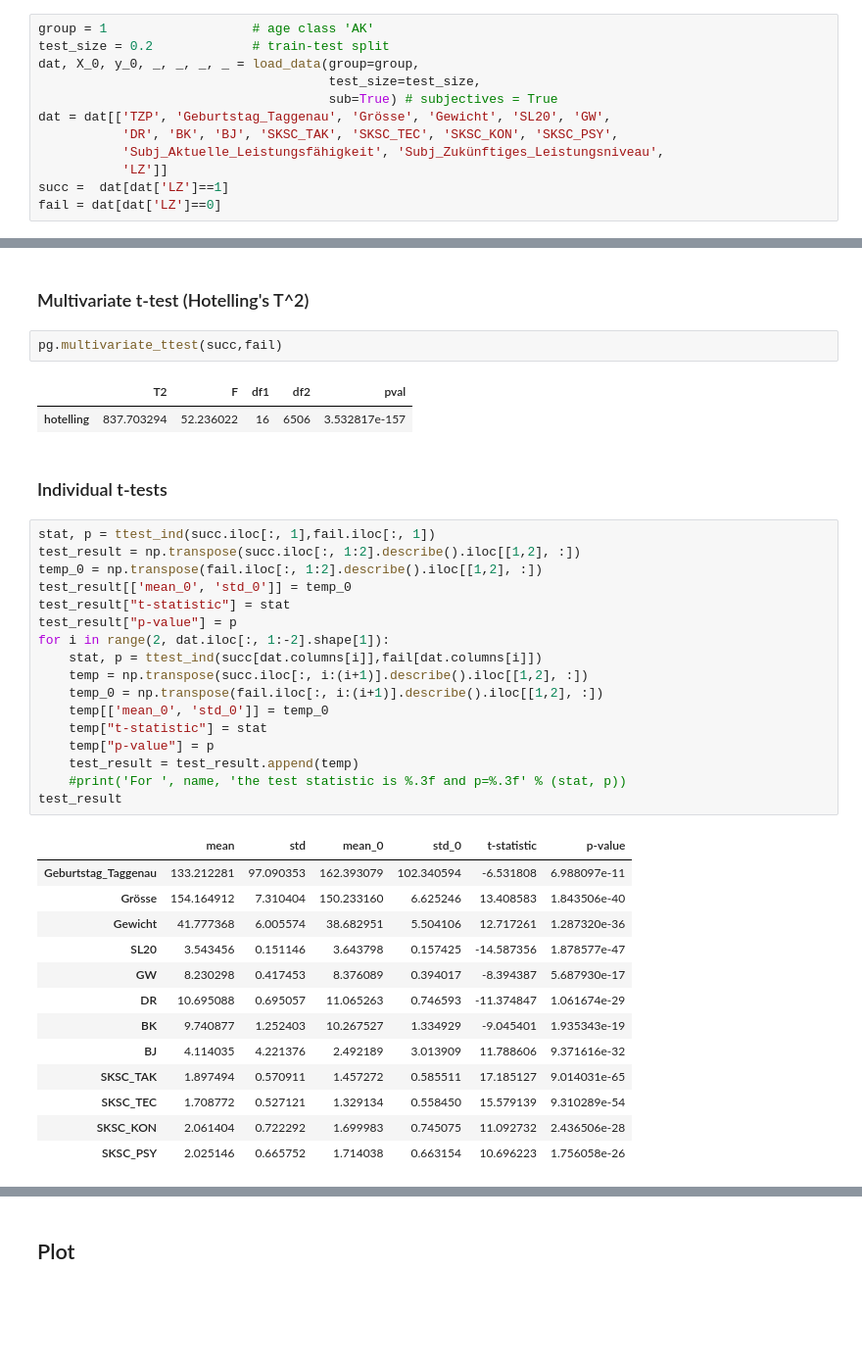
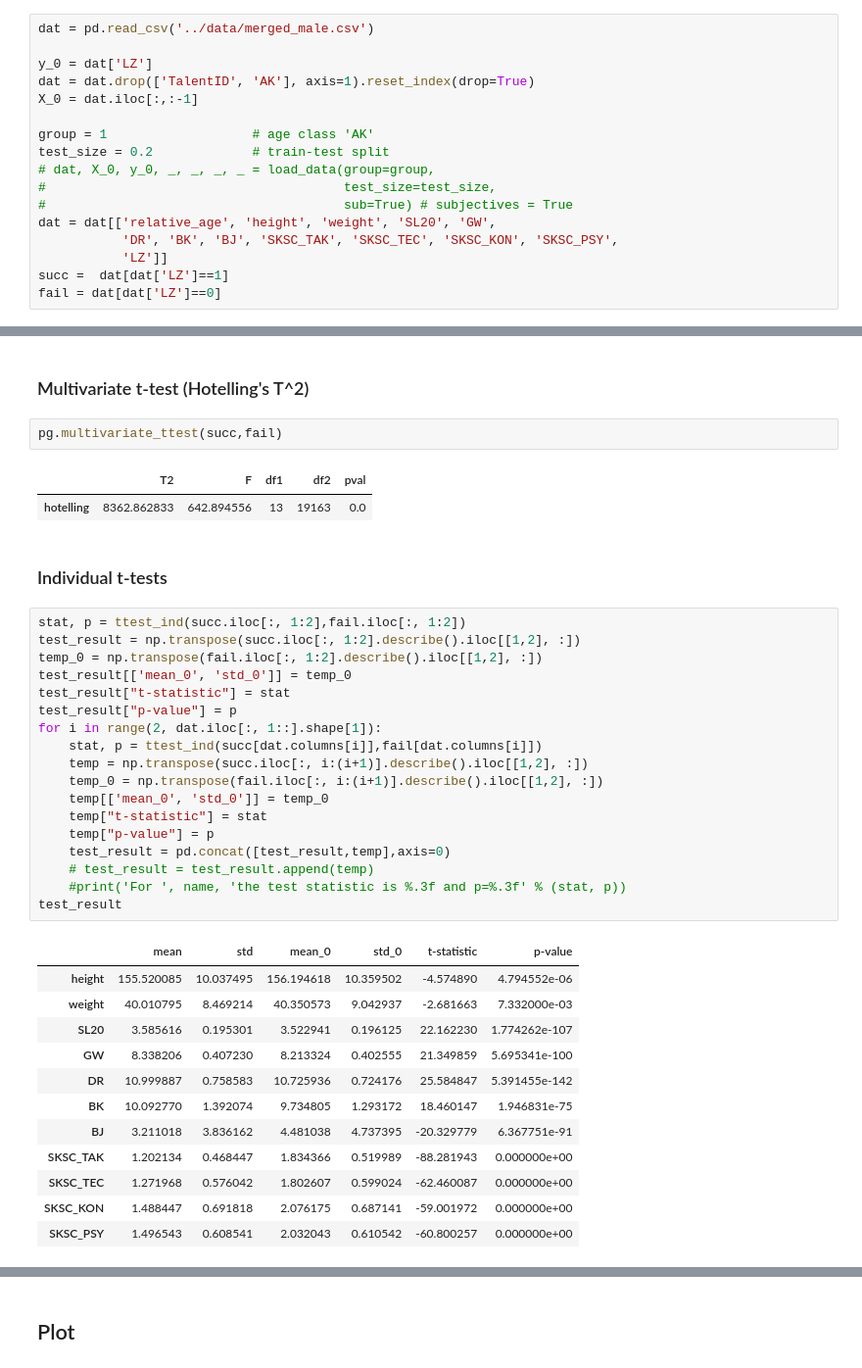
Before and after one commit to eduardo-baratela/Youth-Elite-Soccer, a Jupyter notebook: dev/analysis_descr.ipynb, the cells around one changed output, grey strips where cells are left out. Shown at 98% size. Saved outputs shown, nothing was run; the diff lists cells and outputs as text; blank space fills up the shorter version.

```diff
--- a/dev/analysis_descr.ipynb
+++ b/dev/analysis_descr.ipynb
@@ -10,14 +10,19 @@ from scipy.stats import ttest_ind
 # %% [markdown]
 #### Load Data
 # %%
+dat = pd.read_csv('../data/merged_male.csv')
+
+y_0 = dat['LZ']
+dat = dat.drop(['TalentID', 'AK'], axis=1).reset_index(drop=True)
+X_0 = dat.iloc[:,:-1]
+
 group = 1                   # age class 'AK'
 test_size = 0.2             # train-test split
-dat, X_0, y_0, _, _, _, _ = load_data(group=group,
-                                      test_size=test_size,
-                                      sub=True) # subjectives = True
-dat = dat[['TZP', 'Geburtstag_Taggenau', 'Grösse', 'Gewicht', 'SL20', 'GW',
+# dat, X_0, y_0, _, _, _, _ = load_data(group=group,
+#                                       test_size=test_size,
+#                                       sub=True) # subjectives = True
+dat = dat[['relative_age', 'height', 'weight', 'SL20', 'GW',
            'DR', 'BK', 'BJ', 'SKSC_TAK', 'SKSC_TEC', 'SKSC_KON', 'SKSC_PSY',
-           'Subj_Aktuelle_Leistungsfähigkeit', 'Subj_Zukünftiges_Leistungsniveau',
            'LZ']]
 succ =  dat[dat['LZ']==1]
 fail = dat[dat['LZ']==0]
@@ -66,38 +73,38 @@ We check in a multivariate test and in individual t-test the mean differences of
 pg.multivariate_ttest(succ,fail)
 # %% [output]
 |  | T2 | F | df1 | df2 | pval |
-| hotelling | 837.703294 | 52.236022 | 16 | 6506 | 3.532817e-157 |
+| hotelling | 8362.862833 | 642.894556 | 13 | 19163 | 0.0 |
 # %% [markdown]
 ### Individual t-tests
 # %%
-stat, p = ttest_ind(succ.iloc[:, 1],fail.iloc[:, 1])
+stat, p = ttest_ind(succ.iloc[:, 1:2],fail.iloc[:, 1:2])
 test_result = np.transpose(succ.iloc[:, 1:2].describe().iloc[[1,2], :])
 temp_0 = np.transpose(fail.iloc[:, 1:2].describe().iloc[[1,2], :])
 test_result[['mean_0', 'std_0']] = temp_0
 test_result["t-statistic"] = stat
 test_result["p-value"] = p
-for i in range(2, dat.iloc[:, 1:-2].shape[1]):
+for i in range(2, dat.iloc[:, 1::].shape[1]):
     stat, p = ttest_ind(succ[dat.columns[i]],fail[dat.columns[i]])
     temp = np.transpose(succ.iloc[:, i:(i+1)].describe().iloc[[1,2], :])
     temp_0 = np.transpose(fail.iloc[:, i:(i+1)].describe().iloc[[1,2], :])
     temp[['mean_0', 'std_0']] = temp_0
     temp["t-statistic"] = stat
     temp["p-value"] = p
-    test_result = test_result.append(temp)
+    test_result = pd.concat([test_result,temp],axis=0)
+    # test_result = test_result.append(temp)
     #print('For ', name, 'the test statistic is %.3f and p=%.3f' % (stat, p))
 test_result
 # %% [output]
 |  | mean | std | mean_0 | std_0 | t-statistic | p-value |
-| Geburtstag_Taggenau | 133.212281 | 97.090353 | 162.393079 | 102.340594 | -6.531808 | 6.988097e-11 |
-| Grösse | 154.164912 | 7.310404 | 150.233160 | 6.625246 | 13.408583 | 1.843506e-40 |
-| Gewicht | 41.777368 | 6.005574 | 38.682951 | 5.504106 | 12.717261 | 1.287320e-36 |
-| SL20 | 3.543456 | 0.151146 | 3.643798 | 0.157425 | -14.587356 | 1.878577e-47 |
-| GW | 8.230298 | 0.417453 | 8.376089 | 0.394017 | -8.394387 | 5.687930e-17 |
-| DR | 10.695088 | 0.695057 | 11.065263 | 0.746593 | -11.374847 | 1.061674e-29 |
-| BK | 9.740877 | 1.252403 | 10.267527 | 1.334929 | -9.045401 | 1.935343e-19 |
-| BJ | 4.114035 | 4.221376 | 2.492189 | 3.013909 | 11.788606 | 9.371616e-32 |
-| SKSC_TAK | 1.897494 | 0.570911 | 1.457272 | 0.585511 | 17.185127 | 9.014031e-65 |
-| SKSC_TEC | 1.708772 | 0.527121 | 1.329134 | 0.558450 | 15.579139 | 9.310289e-54 |
-| SKSC_KON | 2.061404 | 0.722292 | 1.699983 | 0.745075 | 11.092732 | 2.436506e-28 |
-| SKSC_PSY | 2.025146 | 0.665752 | 1.714038 | 0.663154 | 10.696223 | 1.756058e-26 |
+| height | 155.520085 | 10.037495 | 156.194618 | 10.359502 | -4.574890 | 4.794552e-06 |
+| weight | 40.010795 | 8.469214 | 40.350573 | 9.042937 | -2.681663 | 7.332000e-03 |
+| SL20 | 3.585616 | 0.195301 | 3.522941 | 0.196125 | 22.162230 | 1.774262e-107 |
+| GW | 8.338206 | 0.407230 | 8.213324 | 0.402555 | 21.349859 | 5.695341e-100 |
+| DR | 10.999887 | 0.758583 | 10.725936 | 0.724176 | 25.584847 | 5.391455e-142 |
+| BK | 10.092770 | 1.392074 | 9.734805 | 1.293172 | 18.460147 | 1.946831e-75 |
+| BJ | 3.211018 | 3.836162 | 4.481038 | 4.737395 | -20.329779 | 6.367751e-91 |
+| SKSC_TAK | 1.202134 | 0.468447 | 1.834366 | 0.519989 | -88.281943 | 0.000000e+00 |
+| SKSC_TEC | 1.271968 | 0.576042 | 1.802607 | 0.599024 | -62.460087 | 0.000000e+00 |
+| SKSC_KON | 1.488447 | 0.691818 | 2.076175 | 0.687141 | -59.001972 | 0.000000e+00 |
+| SKSC_PSY | 1.496543 | 0.608541 | 2.032043 | 0.610542 | -60.800257 | 0.000000e+00 |
 # %%
```
Also changed, not shown: parts of 9 cells of this notebook, 17 other files.
